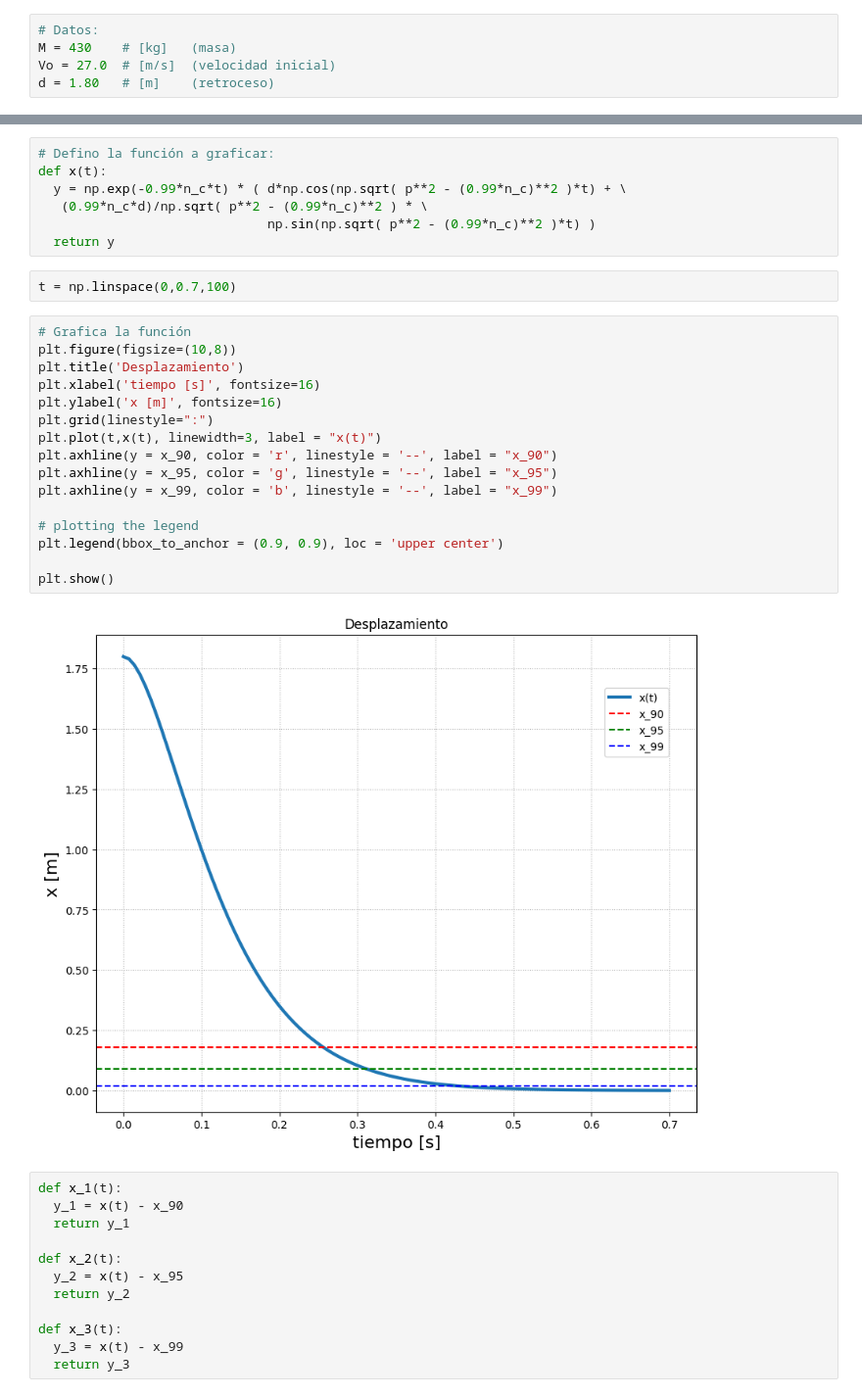
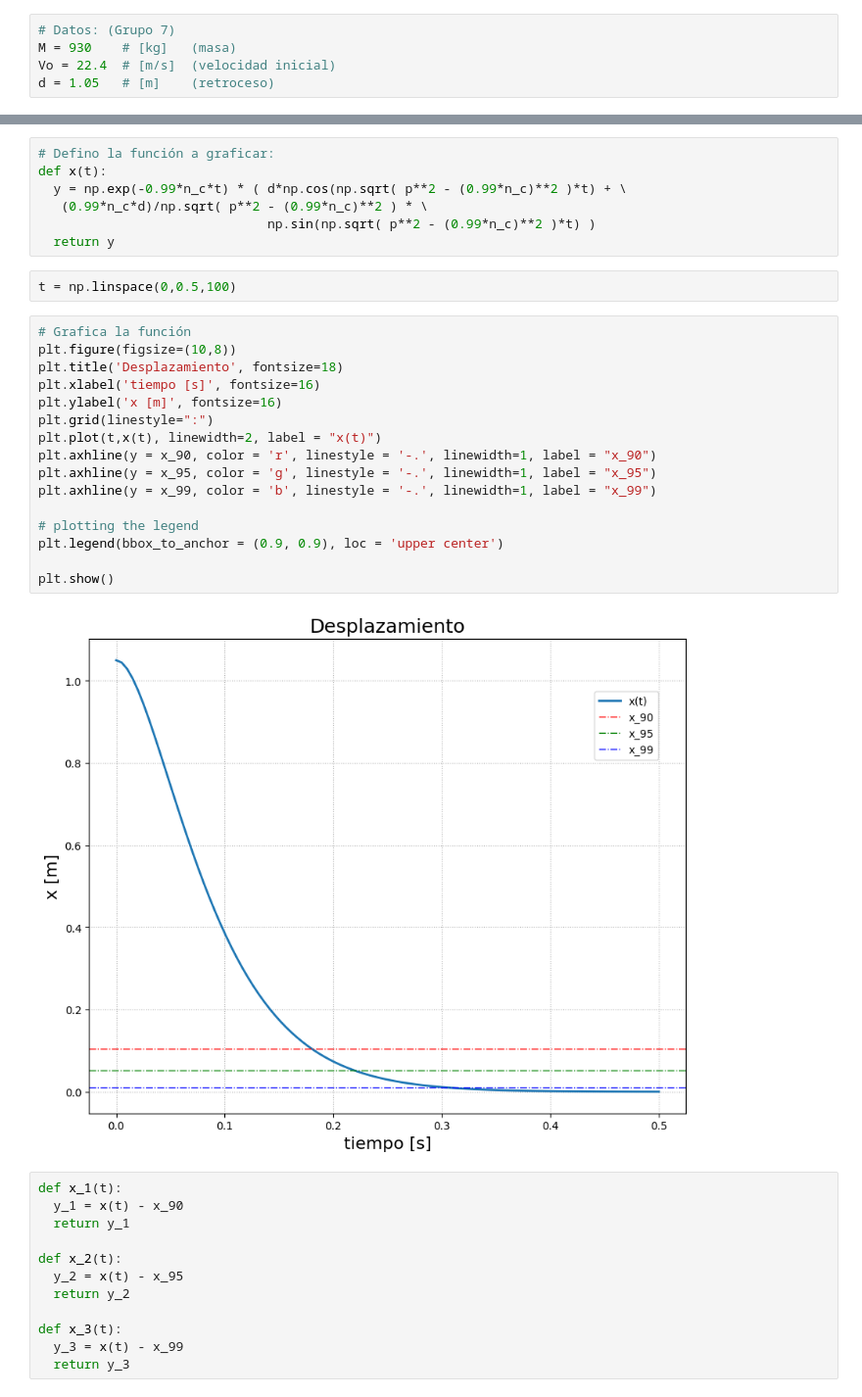
Before and after one commit to daniel-lorenzo/Mecanica, a Jupyter notebook: TP1/Ejercicio_2.ipynb, the cells around one changed output, grey strips where cells are left out. Shown at 98% size. Drawn from its saved outputs; the diff is of its cells as text.

```diff
--- a/TP1/Ejercicio_2.ipynb
+++ b/TP1/Ejercicio_2.ipynb
@@ -39,8 +39,8 @@ $$ n = n_c = p = \sqrt{ \frac{k}{M} } $$
 # %%
-# Datos:
-M = 430    # [kg]   (masa)
-Vo = 27.0  # [m/s]  (velocidad inicial)
-d = 1.80   # [m]    (retroceso)
+# Datos: (Grupo 7)
+M = 930    # [kg]   (masa)
+Vo = 22.4  # [m/s]  (velocidad inicial)
+d = 1.05   # [m]    (retroceso)
 # %%
 import numpy as np
 # %%
@@ -113,25 +113,25 @@ def x(t):
                               np.sin(np.sqrt( p**2 - (0.99*n_c)**2 )*t) )
   return y
 # %%
-t = np.linspace(0,0.7,100)
+t = np.linspace(0,0.5,100)
 # %%
 # Grafica la función
 plt.figure(figsize=(10,8))
-plt.title('Desplazamiento')
+plt.title('Desplazamiento', fontsize=18)
 plt.xlabel('tiempo [s]', fontsize=16)
 plt.ylabel('x [m]', fontsize=16)
 plt.grid(linestyle=":")
-plt.plot(t,x(t), linewidth=3, label = "x(t)")
-plt.axhline(y = x_90, color = 'r', linestyle = '--', label = "x_90")
-plt.axhline(y = x_95, color = 'g', linestyle = '--', label = "x_95")
-plt.axhline(y = x_99, color = 'b', linestyle = '--', label = "x_99")
+plt.plot(t,x(t), linewidth=2, label = "x(t)")
+plt.axhline(y = x_90, color = 'r', linestyle = '-.', linewidth=1, label = "x_90")
+plt.axhline(y = x_95, color = 'g', linestyle = '-.', linewidth=1, label = "x_95")
+plt.axhline(y = x_99, color = 'b', linestyle = '-.', linewidth=1, label = "x_99")
 
 # plotting the legend
 plt.legend(bbox_to_anchor = (0.9, 0.9), loc = 'upper center')
 
 plt.show()
 # %% [output]
-[figure, old version]
+[figure, new version]
 # %%
 def x_1(t):
   y_1 = x(t) - x_90
```
Also changed, not shown: parts of 10 cells of this notebook.
